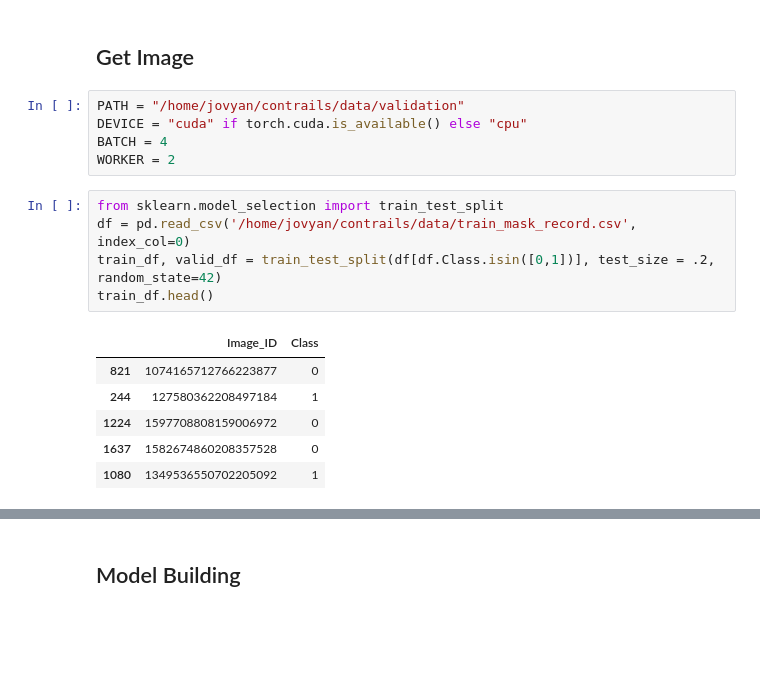
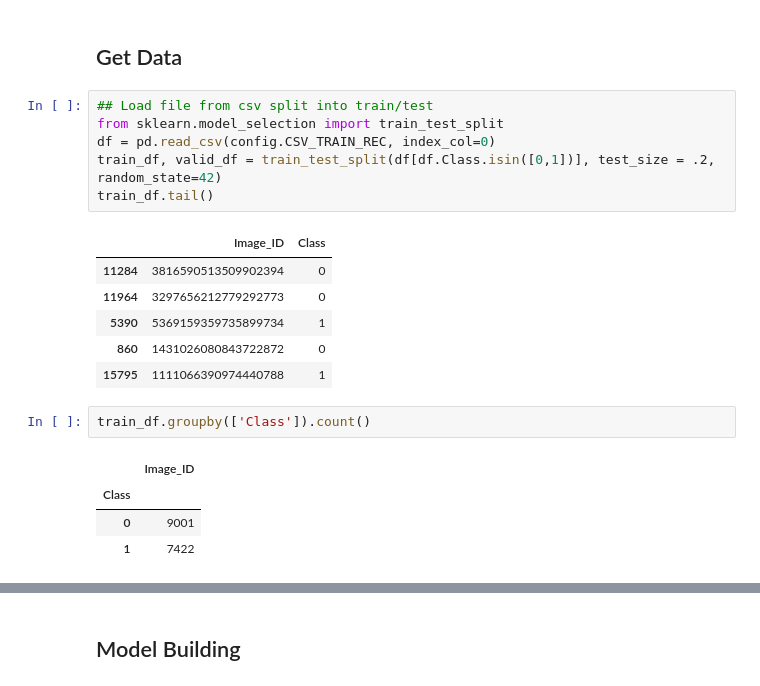
Before and after one commit to kaykaushal/contrails_detection, a Jupyter notebook: notebooks/Contrails_Prototype_01.ipynb, the cells around one changed output, grey strips where cells are left out. Cells and saved outputs as stored; diff of their text form; blank space fills up the shorter version.

```diff
--- a/notebooks/Contrails_Prototype_01.ipynb
+++ b/notebooks/Contrails_Prototype_01.ipynb
@@ -23,22 +86,25 @@ from torch.utils.tensorboard import SummaryWriter
 # %% [markdown]
-## Get Image
+## Get Data
-# %%
-PATH = "/home/jovyan/contrails/data/validation"
-DEVICE = "cuda" if torch.cuda.is_available() else "cpu"
-BATCH = 4
-WORKER = 2
 # %%
+## Load file from csv split into train/test
 from sklearn.model_selection import train_test_split
-df = pd.read_csv('/home/jovyan/contrails/data/train_mask_record.csv', index_col=0)
+df = pd.read_csv(config.CSV_TRAIN_REC, index_col=0)
 train_df, valid_df = train_test_split(df[df.Class.isin([0,1])], test_size = .2, random_state=42)
-train_df.head()
+train_df.tail()
 # %% [output]
 |  | Image_ID | Class |
-| 821 | 1074165712766223877 | 0 |
-| 244 | 127580362208497184 | 1 |
-| 1224 | 1597708808159006972 | 0 |
-| 1637 | 1582674860208357528 | 0 |
-| 1080 | 1349536550702205092 | 1 |
+| 11284 | 3816590513509902394 | 0 |
+| 11964 | 3297656212779292773 | 0 |
+| 5390 | 5369159359735899734 | 1 |
+| 860 | 1431026080843722872 | 0 |
+| 15795 | 1111066390974440788 | 1 |
+# %%
+train_df.groupby(['Class']).count()
+# %% [output]
+|  | Image_ID |
+| Class |  |
+| 0 | 9001 |
+| 1 | 7422 |
 # %%
 %%time
 torch.manual_seed(44)
```
Also changed, not shown: parts of 34 cells of this notebook, 14 other files.
